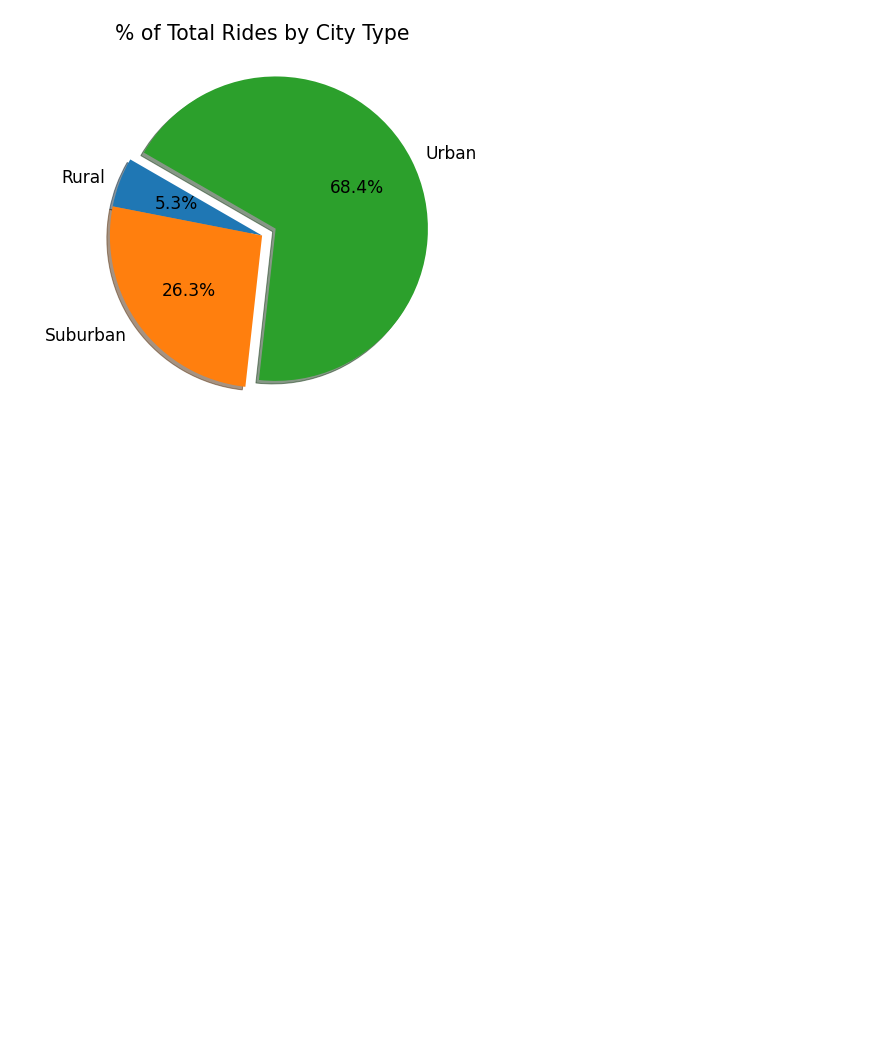
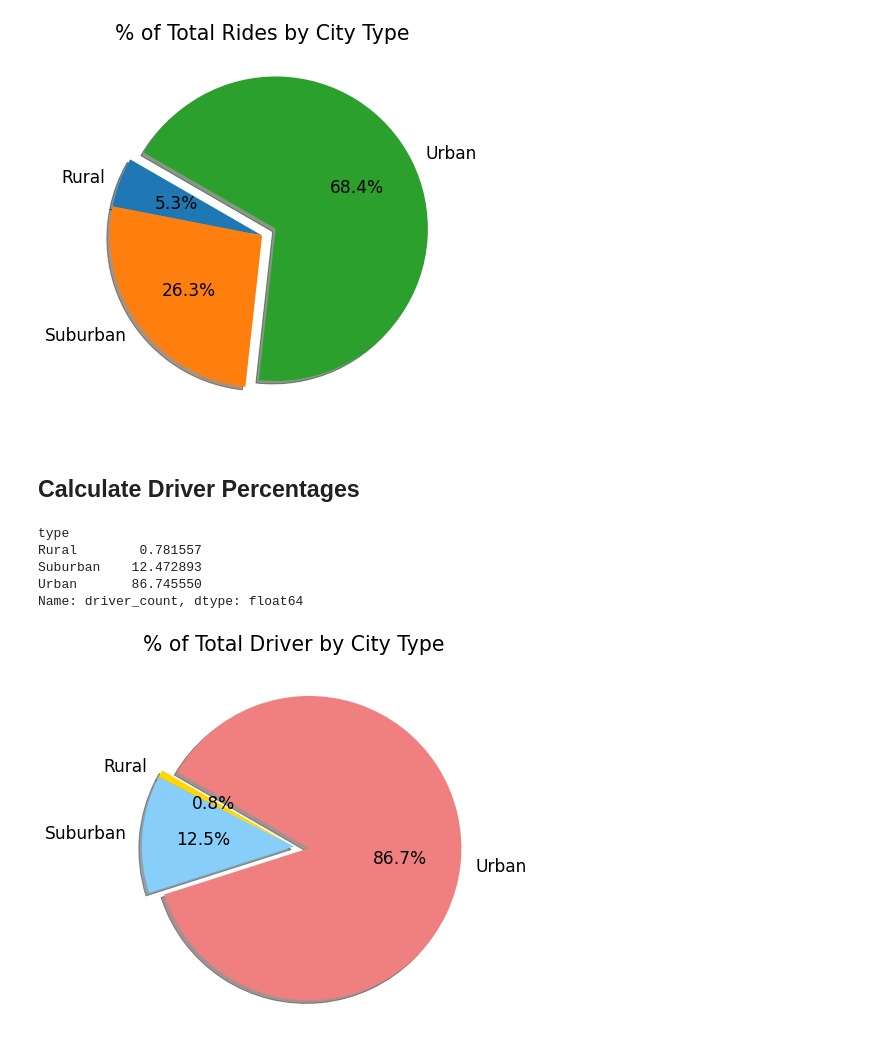
Before and after one commit to bayileyegnabate/05-matplotlib, a Jupyter notebook: pyber.ipynb, the cells around one changed output. Cells and saved outputs as stored; diff of their text form; code cells hidden in the pictures; blank space fills up the shorter version.

Commit message:
included pie chart for total drivers

```diff
--- a/pyber.ipynb
+++ b/pyber.ipynb
@@ -801,3 +801,32 @@ plt.savefig('analysis/f6.png')
 plt.show();
 # %% [output]
 [figure]
+# %% [markdown]
+## Calculate Driver Percentages
+# %%
+# get % of driver counts by city type
+citytype_drivers = pyber_data_df.groupby('type')['driver_count'].sum() / pyber_data_df['driver_count'].sum() * 100
+citytype_drivers
+# %% [output]
+type
+Rural        0.781557
+Suburban    12.472893
+Urban       86.745550
+Name: driver_count, dtype: float64
+# %%
+# create a pie chart for percentage of rides
+colors = 'gold lightskyblue lightcoral'.split()
+fig, ax = plt.subplots(figsize=(10, 7))
+plt.pie(citytype_drivers,
+        labels=list(citytype_fares.index),
+        colors=colors,
+        explode=[0, 0, 0.1],
+        autopct='%1.1f%%',
+        shadow=True,
+        startangle=150)
+ax.set_title('% of Total Driver by City Type')
+mpl.rcParams['font.size']=17
+plt.savefig('analysis/f7.png')
+plt.show();
+# %% [output]
+[figure, added]
```
Also changed, not shown: parts of 3 cells of this notebook, 1 other file.
